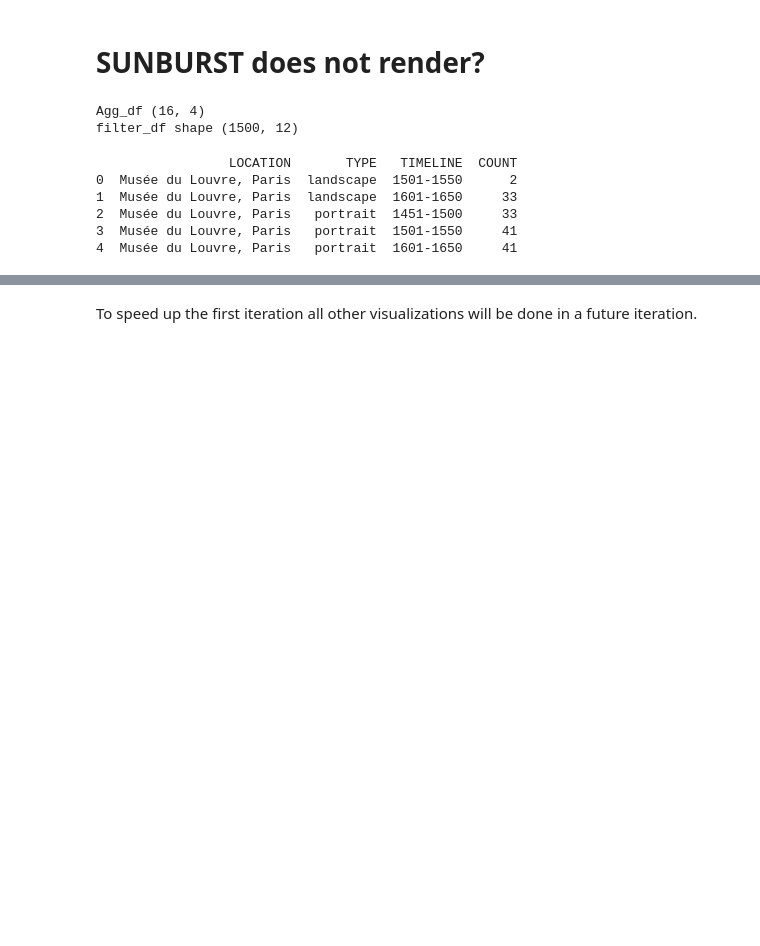
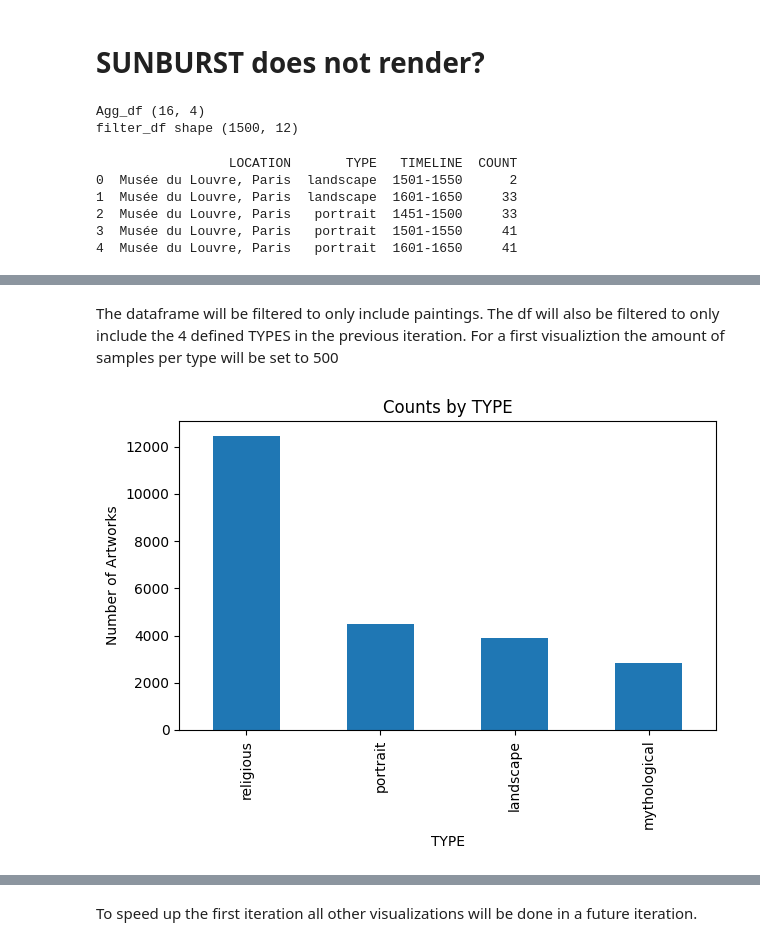
Before and after one commit to LaurenzPoll/Art-classifier, a Jupyter notebook: 02_data_understanding/02_3_exploratory_data_analysis.ipynb, the cells around one changed output, grey strips where cells are left out. Saved outputs shown, nothing was run; the diff lists cells and outputs as text; code cells hidden in the pictures; blank space fills up the shorter version.

```diff
--- a/02_data_understanding/02_3_exploratory_data_analysis.ipynb
+++ b/02_data_understanding/02_3_exploratory_data_analysis.ipynb
@@ -509,0 +534,21 @@ df.sample(n=10)
+# %% [markdown]
+The dataframe will be filtered to only include paintings. The df will also be filtered to only include the 4 defined TYPES in the previous iteration. For a first visualiztion the amount of samples per type will be set to 500
+# %%
+types_to_keep = ['religious', 'portrait', 'landscape', 'mythological']
+
+df_filtered = df[df['TYPE'].isin(types_to_keep)]
+
+df_filtered = df_filtered[
+    (df_filtered['FORM'] == 'painting') &
+    (df_filtered['TYPE'].isin(types_to_keep))
+]
+
+df_filtered['TYPE'] = df_filtered['TYPE'].cat.remove_unused_categories()
+
+plt.figure()
+df_filtered['TYPE'].value_counts().plot.bar()
+plt.title('Counts by TYPE')
+plt.ylabel('Number of Artworks')
+plt.tight_layout()
+# %% [output]
+[figure, added]
```
Also changed, not shown: parts of 17 cells of this notebook.
